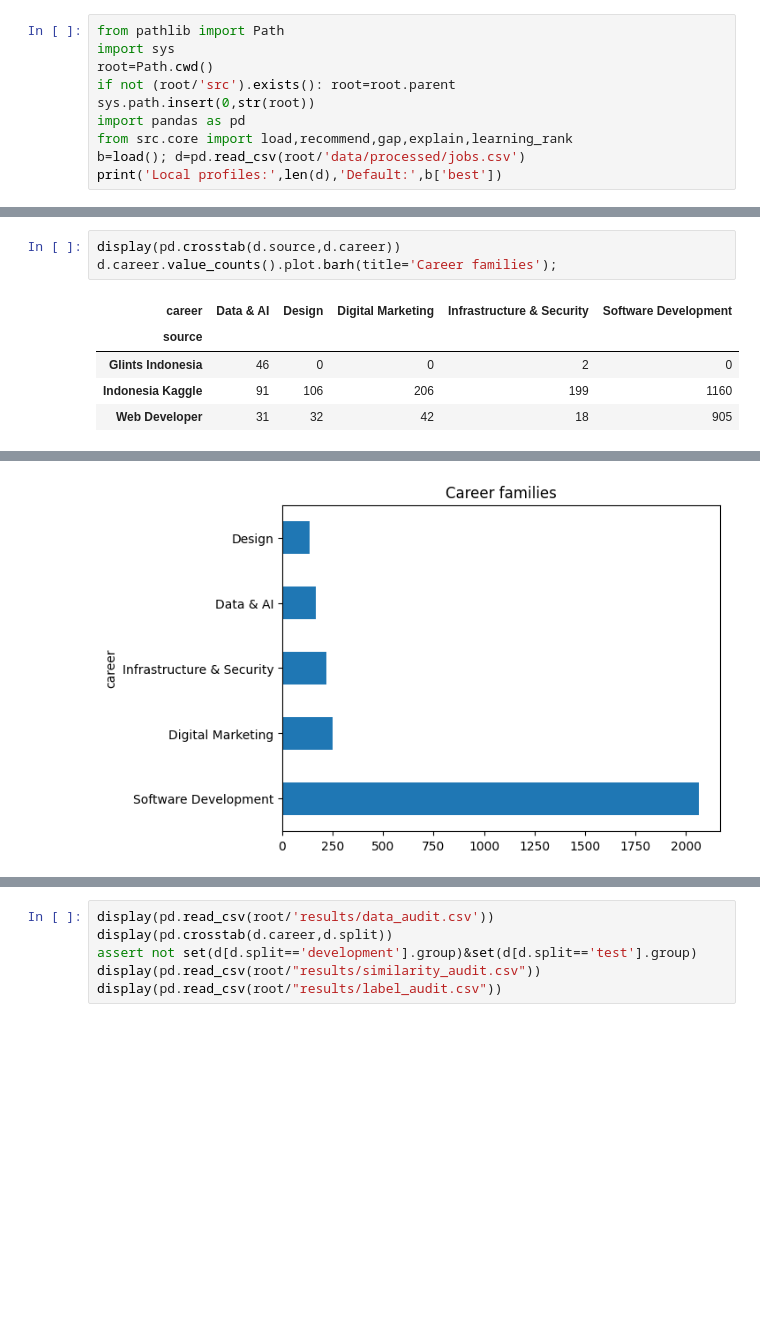
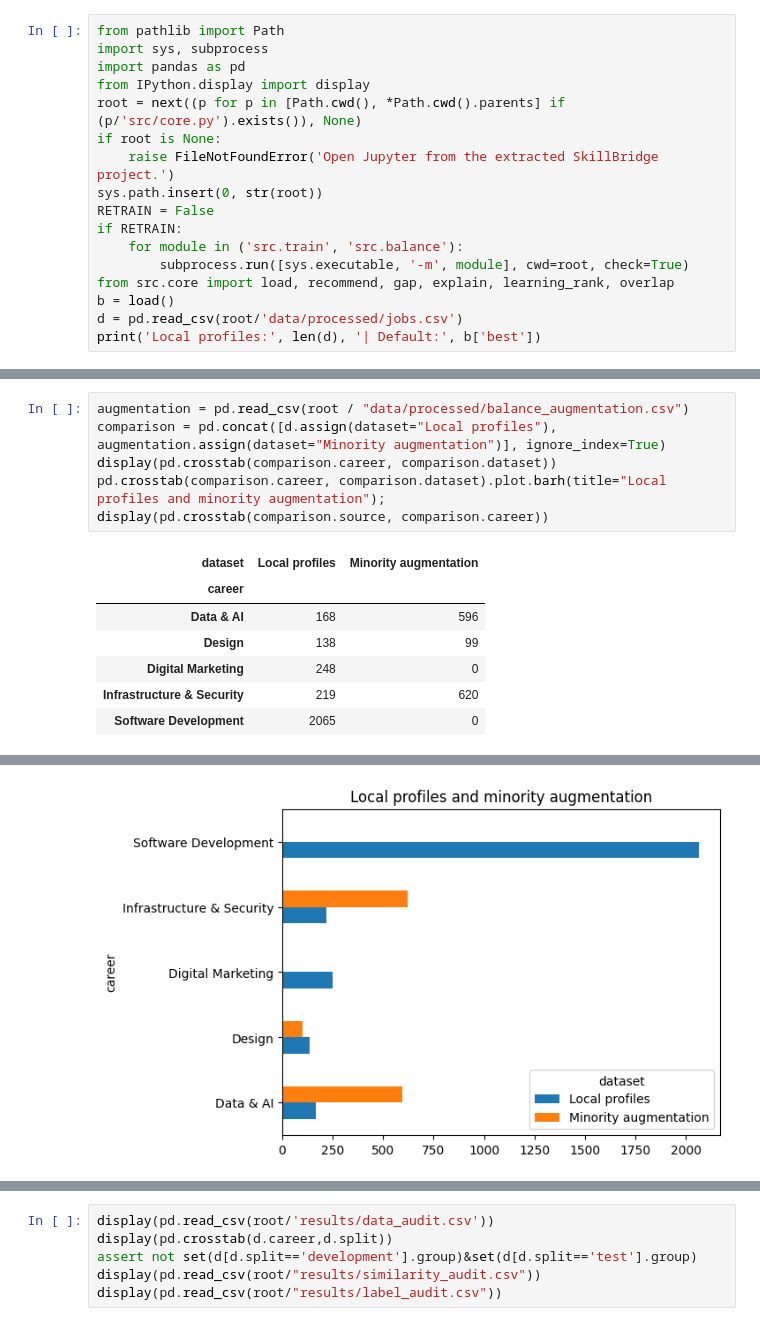
Before and after one commit to ponskigila-hub/CAC-2026, a Jupyter notebook: notebooks/SkillBridge.ipynb, the cells around one changed output, grey strips where cells are left out. Saved outputs shown, nothing was run; the diff lists cells and outputs as text; blank space fills up the shorter version.

```diff
--- a/notebooks/SkillBridge.ipynb
+++ b/notebooks/SkillBridge.ipynb
@@ -5,11 +18,18 @@ Explore digital career families based on skills in Indonesian job postings. SDG
 # %%
 from pathlib import Path
-import sys
-root=Path.cwd()
-if not (root/'src').exists(): root=root.parent
-sys.path.insert(0,str(root))
+import sys, subprocess
 import pandas as pd
-from src.core import load,recommend,gap,explain,learning_rank
-b=load(); d=pd.read_csv(root/'data/processed/jobs.csv')
-print('Local profiles:',len(d),'Default:',b['best'])
+from IPython.display import display
+root = next((p for p in [Path.cwd(), *Path.cwd().parents] if (p/'src/core.py').exists()), None)
+if root is None:
+    raise FileNotFoundError('Open Jupyter from the extracted SkillBridge project.')
+sys.path.insert(0, str(root))
+RETRAIN = False
+if RETRAIN:
+    for module in ('src.train', 'src.balance'):
+        subprocess.run([sys.executable, '-m', module], cwd=root, check=True)
+from src.core import load, recommend, gap, explain, learning_rank, overlap
+b = load()
+d = pd.read_csv(root/'data/processed/jobs.csv')
+print('Local profiles:', len(d), '| Default:', b['best'])
 # %% [output]
@@ -20,9 +42,14 @@ Counts represent retained unique role-skill profiles, not market share.
 # %%
-display(pd.crosstab(d.source,d.career))
-d.career.value_counts().plot.barh(title='Career families');
+augmentation = pd.read_csv(root / "data/processed/balance_augmentation.csv")
+comparison = pd.concat([d.assign(dataset="Local profiles"), augmentation.assign(dataset="Minority augmentation")], ignore_index=True)
+display(pd.crosstab(comparison.career, comparison.dataset))
+pd.crosstab(comparison.career, comparison.dataset).plot.barh(title="Local profiles and minority augmentation");
+display(pd.crosstab(comparison.source, comparison.career))
 # %% [output]
-| career | Data & AI | Design | Digital Marketing | Infrastructure & Security | Software Development |
-| source |  |  |  |  |  |
-| Glints Indonesia | 46 | 0 | 0 | 2 | 0 |
-| Indonesia Kaggle | 91 | 106 | 206 | 199 | 1160 |
-| Web Developer | 31 | 32 | 42 | 18 | 905 |
+| dataset | Local profiles | Minority augmentation |
+| career |  |  |
+| Data & AI | 168 | 596 |
+| Design | 138 | 99 |
+| Digital Marketing | 248 | 0 |
+| Infrastructure & Security | 219 | 620 |
+| Software Development | 2065 | 0 |
@@ -29,4 +65,4 @@ d.career.value_counts().plot.barh(title='Career families');
-[figure, old version]
+[figure, new version]
 # %% [markdown]
 ## 3. Preprocessing
 Title-derived labels; skills only as features. Exact duplicate role-skill profiles removed. Grouped by identical skill sets. TF-IDF fitted within training folds.
```
Also changed, not shown: parts of 14 cells of this notebook, 7 other files.
